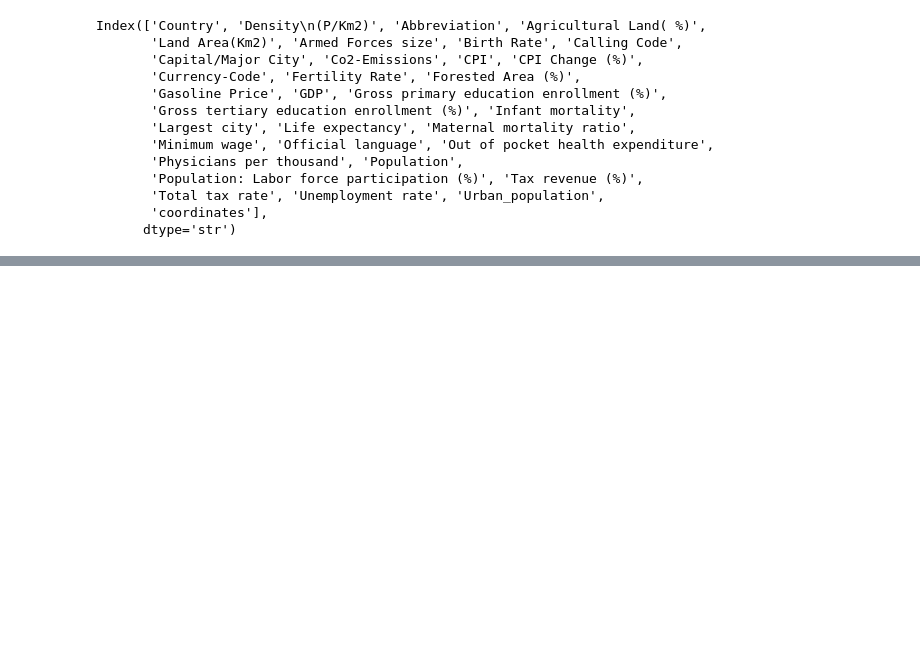
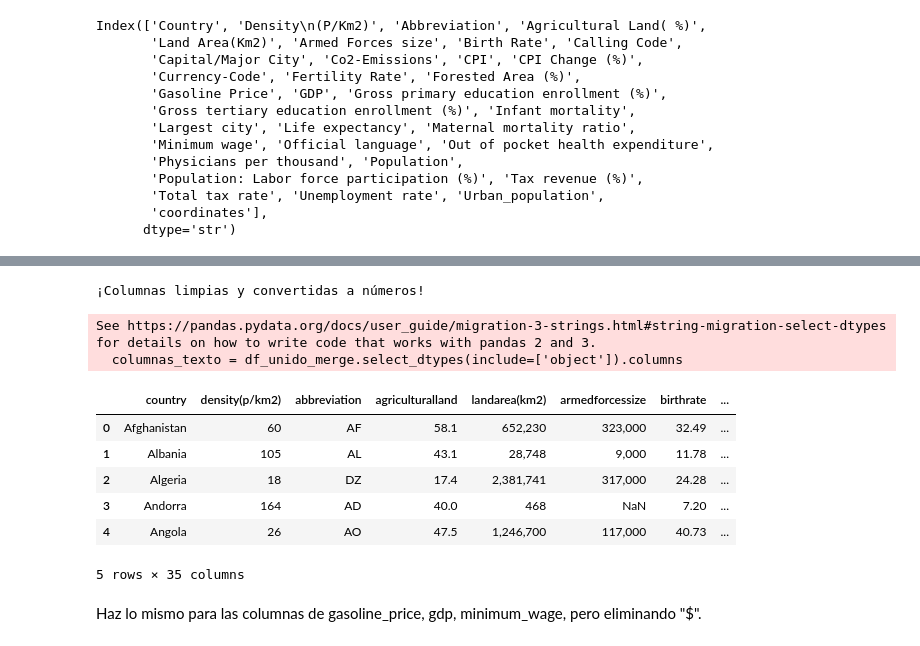
Before and after one commit to natalia43200-svg/Pair_vale_nat, a Jupyter notebook: union_de_datos.ipynb, the cells around one changed output, grey strips where cells are left out. Cells and saved outputs as stored; diff of their text form; code cells hidden in the pictures; blank space fills up the shorter version.

```diff
--- a/union_de_datos.ipynb
+++ b/union_de_datos.ipynb
@@ -210,0 +269,28 @@ Index(['country', 'density(p/km2)', 'abbreviation', 'agriculturalland',
+# %%
+# 1. Identificamos las columnas que son de tipo texto (object)
+# Esto evita que intentemos limpiar columnas que ya son números
+columnas_texto = df_unido_merge.select_dtypes(include=['object']).columns
+
+# 2. Aplicamos la limpieza solo a esas columnas
+for col in columnas_texto:
+    # Verificamos si el símbolo existe en la columna para no dar errores
+    if df_unido_merge[col].astype(str).str.contains('%').any():
+        df_unido_merge[col] = df_unido_merge[col].str.replace('%', '', regex=False).astype(float)
+
+print("¡Columnas limpias y convertidas a números!")
+# %% [output]
+¡Columnas limpias y convertidas a números!
+See https://pandas.pydata.org/docs/user_guide/migration-3-strings.html#string-migration-select-dtypes for details on how to write code that works with pandas 2 and 3.
+  columnas_texto = df_unido_merge.select_dtypes(include=['object']).columns
+# %%
+df_unido_merge.head()
+# %% [output]
+|  | country | density(p/km2) | abbreviation | agriculturalland | landarea(km2) | armedforcessize | birthrate | ... |
+| 0 | Afghanistan | 60 | AF | 58.1 | 652,230 | 323,000 | 32.49 | ... |
+| 1 | Albania | 105 | AL | 43.1 | 28,748 | 9,000 | 11.78 | ... |
+| 2 | Algeria | 18 | DZ | 17.4 | 2,381,741 | 317,000 | 24.28 | ... |
+| 3 | Andorra | 164 | AD | 40.0 | 468 | NaN | 7.20 | ... |
+| 4 | Angola | 26 | AO | 47.5 | 1,246,700 | 117,000 | 40.73 | ... |
+5 rows × 35 columns
+# %% [markdown]
+Haz lo mismo para las columnas de gasoline_price, gdp, minimum_wage, pero eliminando "$".
```
Also changed, not shown: parts of 13 cells of this notebook.
